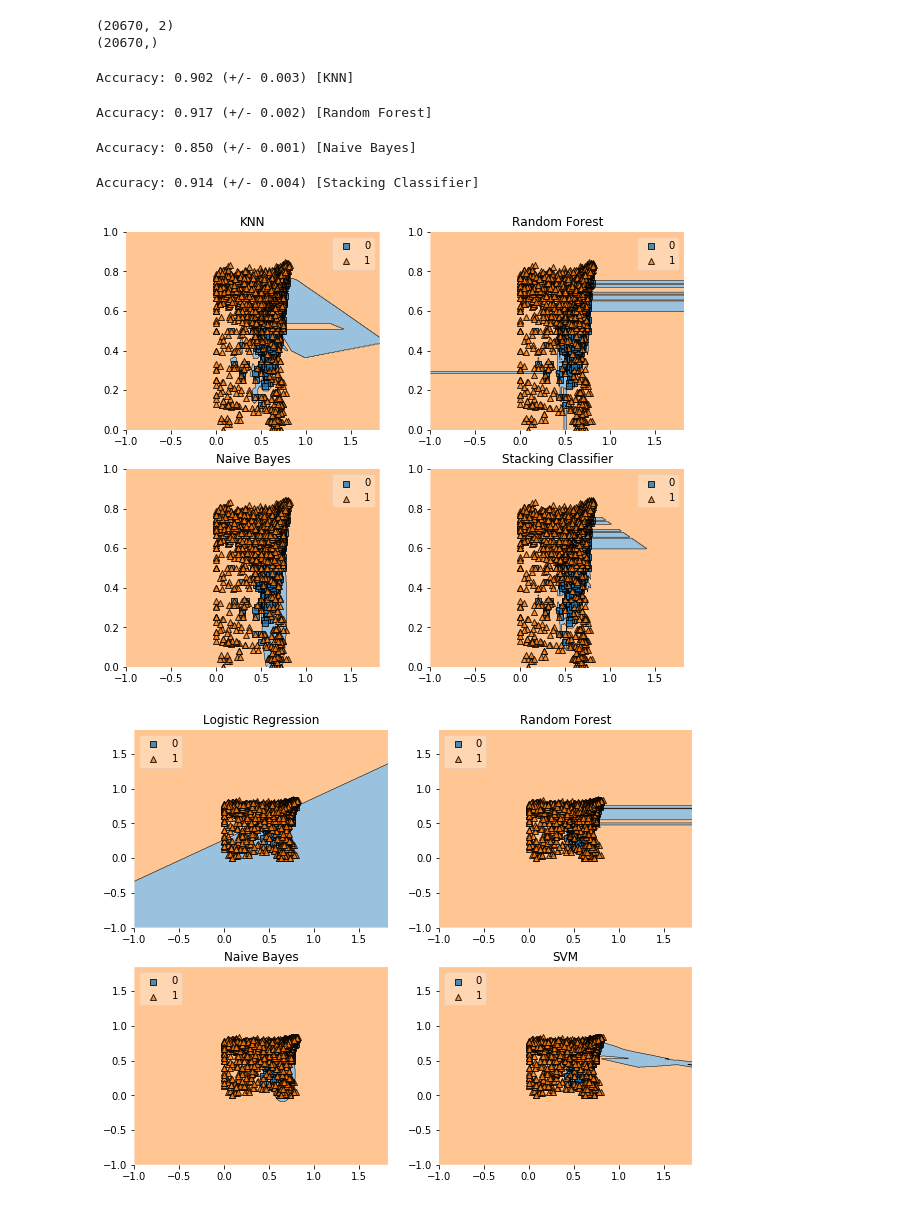
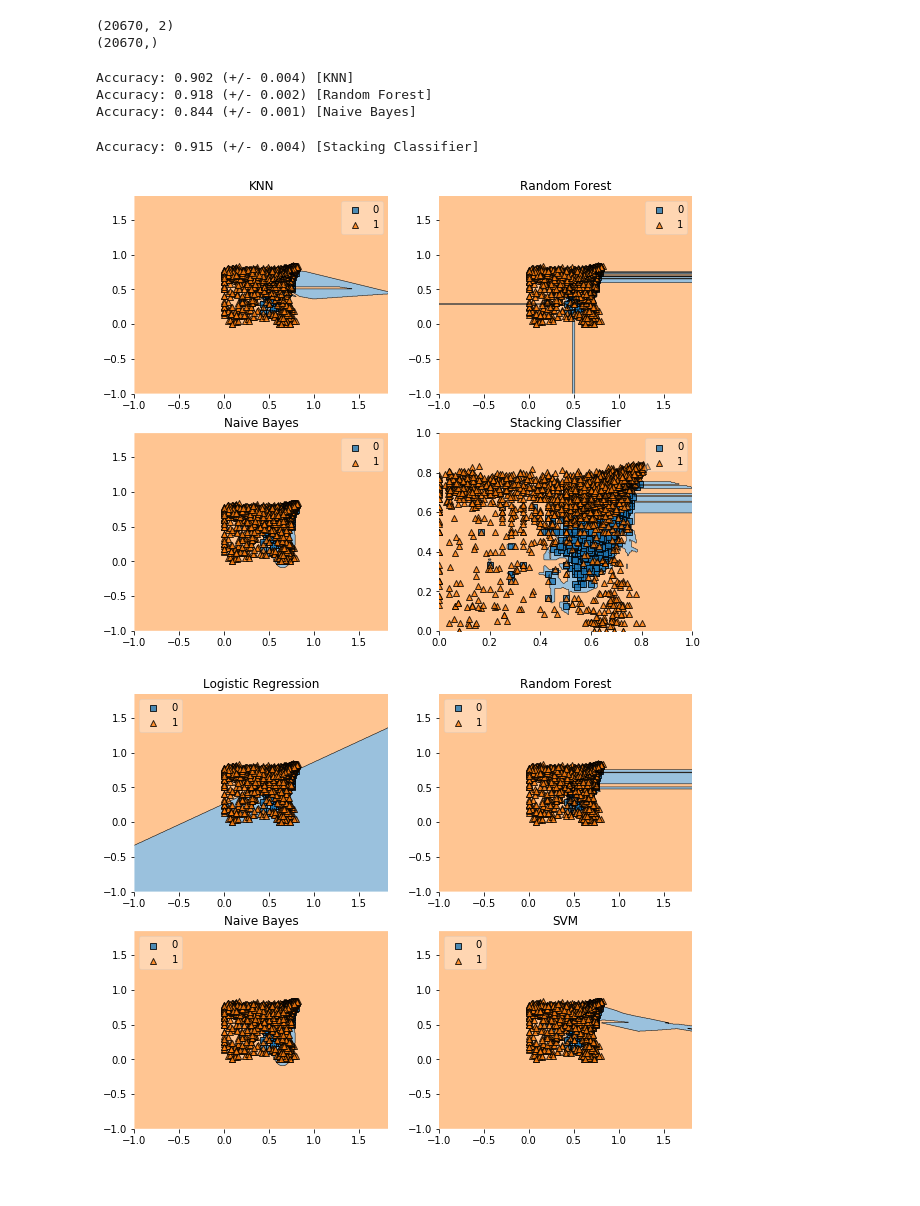
Before and after one commit to debashishc/classification-real-fake-text, a Jupyter notebook: analysis_jaccard/Jaccard_Classifier.ipynb, the cells around one changed output. Drawn from its saved outputs; the diff is of its cells as text; code cells hidden in the pictures.

```diff
--- a/analysis_jaccard/Jaccard_Classifier.ipynb
+++ b/analysis_jaccard/Jaccard_Classifier.ipynb
@@ -753,35 +757,38 @@ sclf = StackingClassifier(classifiers=[clf1, clf2, clf3],
 # %%
 
 label = ['KNN', 'Random Forest', 'Naive Bayes', 'Stacking Classifier']
 clf_list = [clf1, clf2, clf3, sclf]
 
 fig = plt.figure(figsize=(10,8))
 gs = gridspec.GridSpec(2, 2)
 grid = itertools.product([0,1],repeat=2)
 
+cv = StratifiedKFold()
+
 clf_cv_mean = []
 clf_cv_std = []
 for clf, label, grd in zip(clf_list, label, grid):
 
-    scores = cross_val_score(clf, X, y, cv=3, scoring='accuracy')
+    scores = cross_val_score(clf, X, y, cv=3, scoring='f1')
     print ("Accuracy: %.3f (+/- %.3f) [%s]" %(scores.mean(), scores.std(), label))
     clf_cv_mean.append(scores.mean())
     clf_cv_std.append(scores.std())
 
     clf.fit(X, y)
     ax = plt.subplot(gs[grd[0], grd[1]])
-    ax.set_ylim(0,1)
-    ax.set_xlim(0,1)
+
     fig = plot_decision_regions(X=X, y=y, clf=clf)
     plt.title(label)
 
+plt.xlim(0,1)
+plt.ylim(0,1)
 plt.show()
 # %% [output]
-Accuracy: 0.902 (+/- 0.003) [KNN]
+Accuracy: 0.902 (+/- 0.004) [KNN]
+Accuracy: 0.918 (+/- 0.002) [Random Forest]
+Accuracy: 0.844 (+/- 0.001) [Naive Bayes]
-Accuracy: 0.917 (+/- 0.002) [Random Forest]
+Accuracy: 0.915 (+/- 0.004) [Stacking Classifier]
-Accuracy: 0.850 (+/- 0.001) [Naive Bayes]
-Accuracy: 0.914 (+/- 0.004) [Stacking Classifier]
-[figure, old version]
+[figure, new version]
 # %%
 # Initializing Classifiers
 clf1 = LogisticRegression(random_state=1, solver='lbfgs')
```
Also changed, not shown: parts of 6 cells of this notebook, 3 other files.
